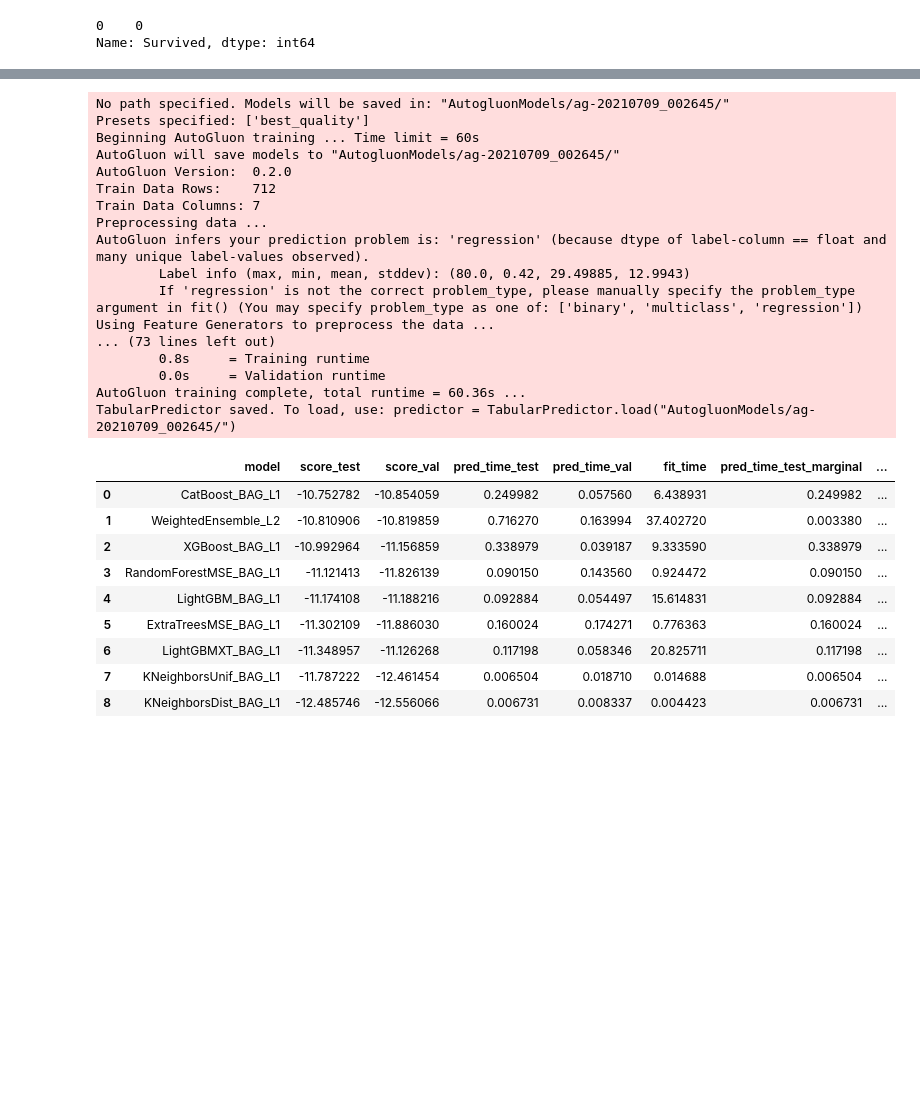
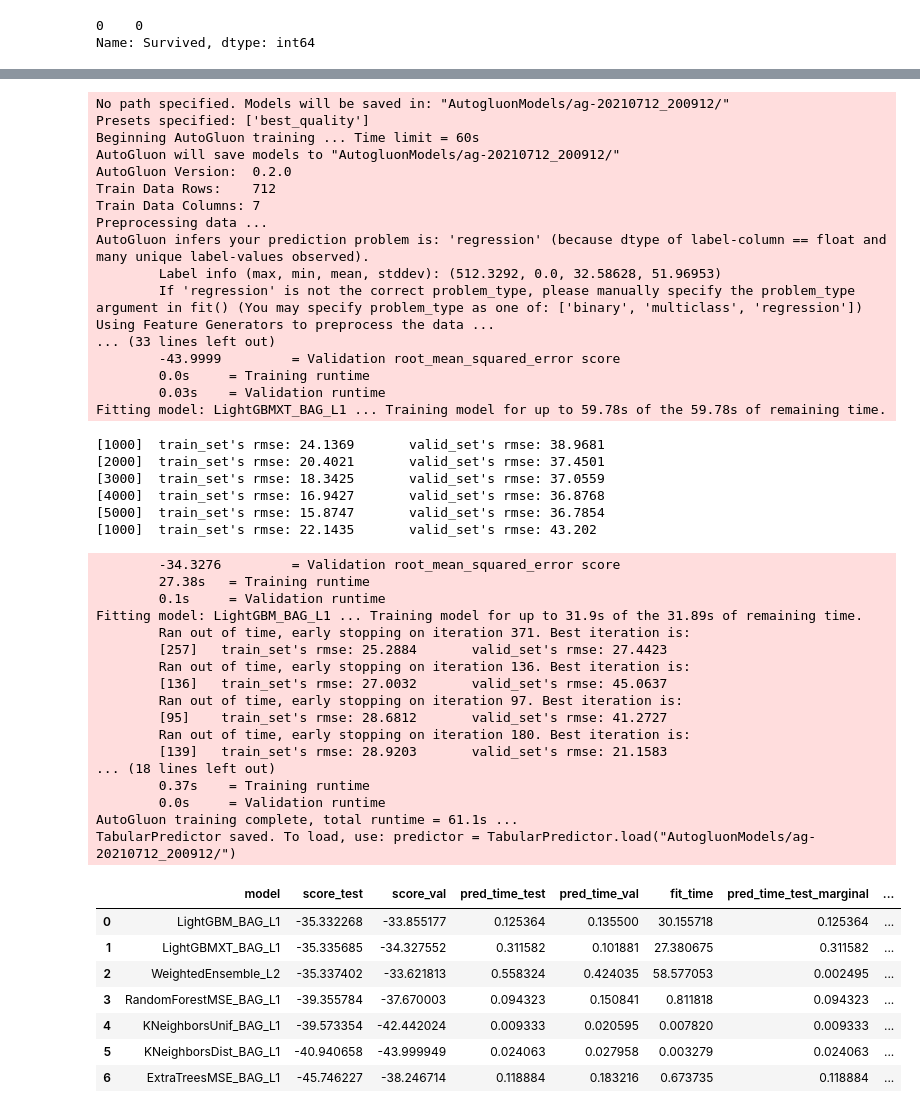
Before and after one commit to harrywang/mini-ml, a Jupyter notebook: mini-ml-automl.ipynb, the cells around one changed output, grey strips where cells are left out. Drawn from its saved outputs; the diff is of its cells as text; code cells hidden in the pictures; blank space fills up the shorter version.

```diff
--- a/mini-ml-automl.ipynb
+++ b/mini-ml-automl.ipynb
@@ -175,40 +162,57 @@ TabularPredictor saved. To load, use: predictor = TabularPredictor.load("Autoglu
-# %%
-# label cannot contain null values
-train_data['Age'].fillna(value=train_data['Age'].mean(), inplace=True)
-test_data['Age'].fillna(value=train_data['Age'].mean(), inplace=True)
 # %%
 # try a regression problem
 time_limit = 60  # for quick demonstration only, you should set this to longest time you are willing to wait (in seconds)
-label = 'Age'
+label = 'Fare'
 metric = 'root_mean_squared_error'  # RMSE is the default metric for regression problem
 presets = 'best_quality' # this allows AutoGluon to automatically construct powerful model ensembles based on stacking/bagging
 predictor = TabularPredictor(label=label, eval_metric=metric).fit(train_data, time_limit=time_limit, presets=presets)
 predictor.leaderboard(test_data, silent=True)
 # %% [output]
-No path specified. Models will be saved in: "AutogluonModels/ag-20210709_002645/"
+No path specified. Models will be saved in: "AutogluonModels/ag-20210712_200912/"
 Presets specified: ['best_quality']
 Beginning AutoGluon training ... Time limit = 60s
-AutoGluon will save models to "AutogluonModels/ag-20210709_002645/"
+AutoGluon will save models to "AutogluonModels/ag-20210712_200912/"
 AutoGluon Version:  0.2.0
 Train Data Rows:    712
 Train Data Columns: 7
 Preprocessing data ...
 AutoGluon infers your prediction problem is: 'regression' (because dtype of label-column == float and many unique label-values observed).
-        Label info (max, min, mean, stddev): (80.0, 0.42, 29.49885, 12.9943)
+        Label info (max, min, mean, stddev): (512.3292, 0.0, 32.58628, 51.96953)
         If 'regression' is not the correct problem_type, please manually specify the problem_type argument in fit() (You may specify problem_type as one of: ['binary', 'multiclass', 'regression'])
 Using Feature Generators to preprocess the data ...
-... (73 lines left out)
-        0.8s     = Training runtime
-        0.0s     = Validation runtime
-AutoGluon training complete, total runtime = 60.36s ...
-TabularPredictor saved. To load, use: predictor = TabularPredictor.load("AutogluonModels/ag-20210709_002645/")
+... (33 lines left out)
+        -43.9999         = Validation root_mean_squared_error score
+        0.0s     = Training runtime
+        0.03s    = Validation runtime
+Fitting model: LightGBMXT_BAG_L1 ... Training model for up to 59.78s of the 59.78s of remaining time.
+[1000]  train_set's rmse: 24.1369       valid_set's rmse: 38.9681
+[2000]  train_set's rmse: 20.4021       valid_set's rmse: 37.4501
+[3000]  train_set's rmse: 18.3425       valid_set's rmse: 37.0559
+[4000]  train_set's rmse: 16.9427       valid_set's rmse: 36.8768
+[5000]  train_set's rmse: 15.8747       valid_set's rmse: 36.7854
+[1000]  train_set's rmse: 22.1435       valid_set's rmse: 43.202
+        -34.3276         = Validation root_mean_squared_error score
+        27.38s   = Training runtime
+        0.1s     = Validation runtime
+Fitting model: LightGBM_BAG_L1 ... Training model for up to 31.9s of the 31.89s of remaining time.
+        Ran out of time, early stopping on iteration 371. Best iteration is:
+        [257]   train_set's rmse: 25.2884       valid_set's rmse: 27.4423
+        Ran out of time, early stopping on iteration 136. Best iteration is:
+        [136]   train_set's rmse: 27.0032       valid_set's rmse: 45.0637
+        Ran out of time, early stopping on iteration 97. Best iteration is:
+        [95]    train_set's rmse: 28.6812       valid_set's rmse: 41.2727
+        Ran out of time, early stopping on iteration 180. Best iteration is:
+        [139]   train_set's rmse: 28.9203       valid_set's rmse: 21.1583
+... (18 lines left out)
+        0.37s    = Training runtime
+        0.0s     = Validation runtime
+AutoGluon training complete, total runtime = 61.1s ...
+TabularPredictor saved. To load, use: predictor = TabularPredictor.load("AutogluonModels/ag-20210712_200912/")
 |  | model | score_test | score_val | pred_time_test | pred_time_val | fit_time | pred_time_test_marginal | ... |
-| 0 | CatBoost_BAG_L1 | -10.752782 | -10.854059 | 0.249982 | 0.057560 | 6.438931 | 0.249982 | ... |
-| 1 | WeightedEnsemble_L2 | -10.810906 | -10.819859 | 0.716270 | 0.163994 | 37.402720 | 0.003380 | ... |
-| 2 | XGBoost_BAG_L1 | -10.992964 | -11.156859 | 0.338979 | 0.039187 | 9.333590 | 0.338979 | ... |
-| 3 | RandomForestMSE_BAG_L1 | -11.121413 | -11.826139 | 0.090150 | 0.143560 | 0.924472 | 0.090150 | ... |
-| 4 | LightGBM_BAG_L1 | -11.174108 | -11.188216 | 0.092884 | 0.054497 | 15.614831 | 0.092884 | ... |
-| 5 | ExtraTreesMSE_BAG_L1 | -11.302109 | -11.886030 | 0.160024 | 0.174271 | 0.776363 | 0.160024 | ... |
-| 6 | LightGBMXT_BAG_L1 | -11.348957 | -11.126268 | 0.117198 | 0.058346 | 20.825711 | 0.117198 | ... |
-| 7 | KNeighborsUnif_BAG_L1 | -11.787222 | -12.461454 | 0.006504 | 0.018710 | 0.014688 | 0.006504 | ... |
-| 8 | KNeighborsDist_BAG_L1 | -12.485746 | -12.556066 | 0.006731 | 0.008337 | 0.004423 | 0.006731 | ... |
+| 0 | LightGBM_BAG_L1 | -35.332268 | -33.855177 | 0.125364 | 0.135500 | 30.155718 | 0.125364 | ... |
+| 1 | LightGBMXT_BAG_L1 | -35.335685 | -34.327552 | 0.311582 | 0.101881 | 27.380675 | 0.311582 | ... |
+| 2 | WeightedEnsemble_L2 | -35.337402 | -33.621813 | 0.558324 | 0.424035 | 58.577053 | 0.002495 | ... |
+| 3 | RandomForestMSE_BAG_L1 | -39.355784 | -37.670003 | 0.094323 | 0.150841 | 0.811818 | 0.094323 | ... |
+| 4 | KNeighborsUnif_BAG_L1 | -39.573354 | -42.442024 | 0.009333 | 0.020595 | 0.007820 | 0.009333 | ... |
+| 5 | KNeighborsDist_BAG_L1 | -40.940658 | -43.999949 | 0.024063 | 0.027958 | 0.003279 | 0.024063 | ... |
+| 6 | ExtraTreesMSE_BAG_L1 | -45.746227 | -38.246714 | 0.118884 | 0.183216 | 0.673735 | 0.118884 | ... |
```
Also changed, not shown: parts of 4 cells of this notebook, 4 other files.
